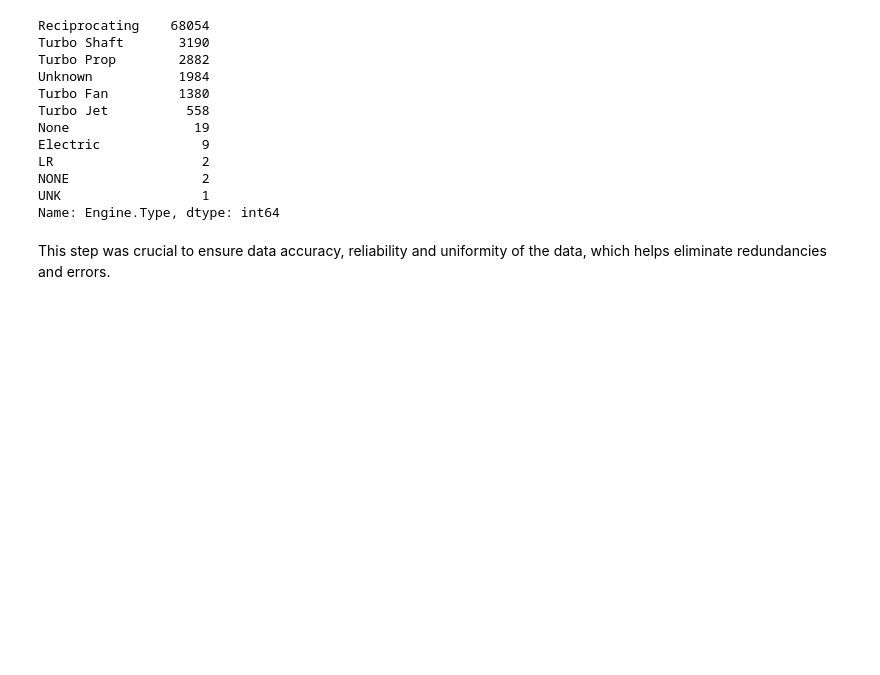
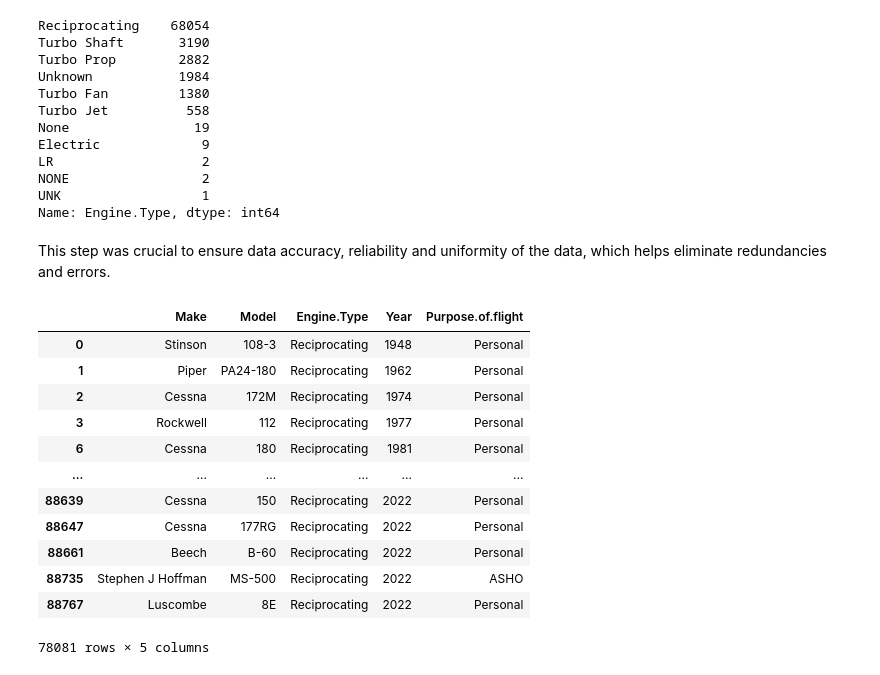
Before and after one commit to Assesa44/Phase1_project, a Jupyter notebook: notebook.ipynb, the cells around one changed output. Cells and saved outputs as stored; diff of their text form; code cells hidden in the pictures; blank space fills up the shorter version.

```diff
--- a/notebook.ipynb
+++ b/notebook.ipynb
@@ -878,3 +855,20 @@ Filtered_Aviation_data['Engine.Type'].replace('UNK', 'Unknown', inplace= True)
 Filtered_Aviation_data['Engine.Type'].replace('LR', 'Long Range', inplace= True)
 # %% [markdown]
 This step was crucial to ensure data accuracy, reliability and uniformity of the data, which helps eliminate redundancies and errors.
+# %%
+#Cleaned data
+Filtered_Aviation_data
+# %% [output]
+|  | Make | Model | Engine.Type | Year | Purpose.of.flight |
+| 0 | Stinson | 108-3 | Reciprocating | 1948 | Personal |
+| 1 | Piper | PA24-180 | Reciprocating | 1962 | Personal |
+| 2 | Cessna | 172M | Reciprocating | 1974 | Personal |
+| 3 | Rockwell | 112 | Reciprocating | 1977 | Personal |
+| 6 | Cessna | 180 | Reciprocating | 1981 | Personal |
+| ... | ... | ... | ... | ... | ... |
+| 88639 | Cessna | 150 | Reciprocating | 2022 | Personal |
+| 88647 | Cessna | 177RG | Reciprocating | 2022 | Personal |
+| 88661 | Beech | B-60 | Reciprocating | 2022 | Personal |
+| 88735 | Stephen J Hoffman | MS-500 | Reciprocating | 2022 | ASHO |
+| 88767 | Luscombe | 8E | Reciprocating | 2022 | Personal |
+78081 rows × 5 columns
```
Also changed, not shown: parts of 20 cells of this notebook.
